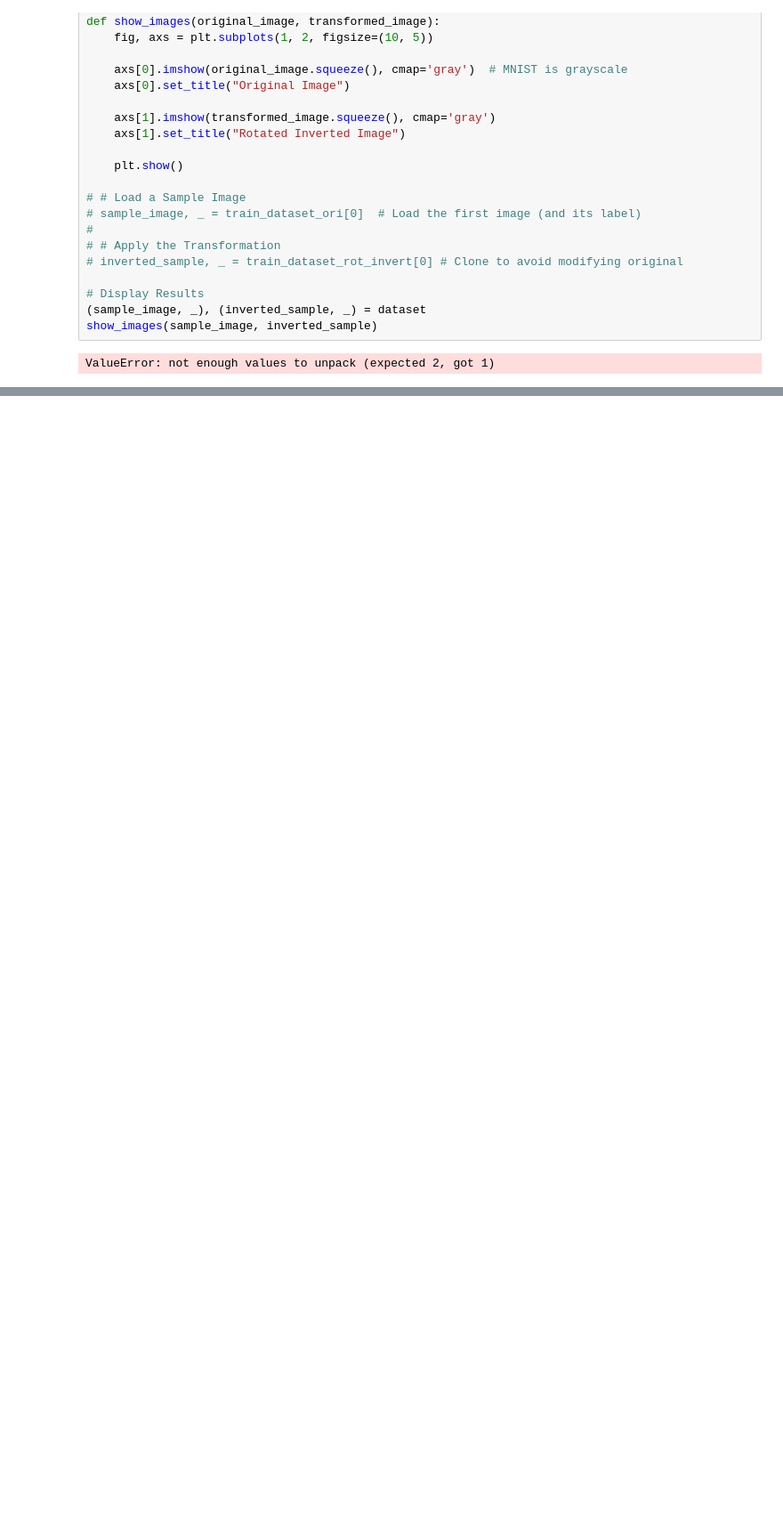
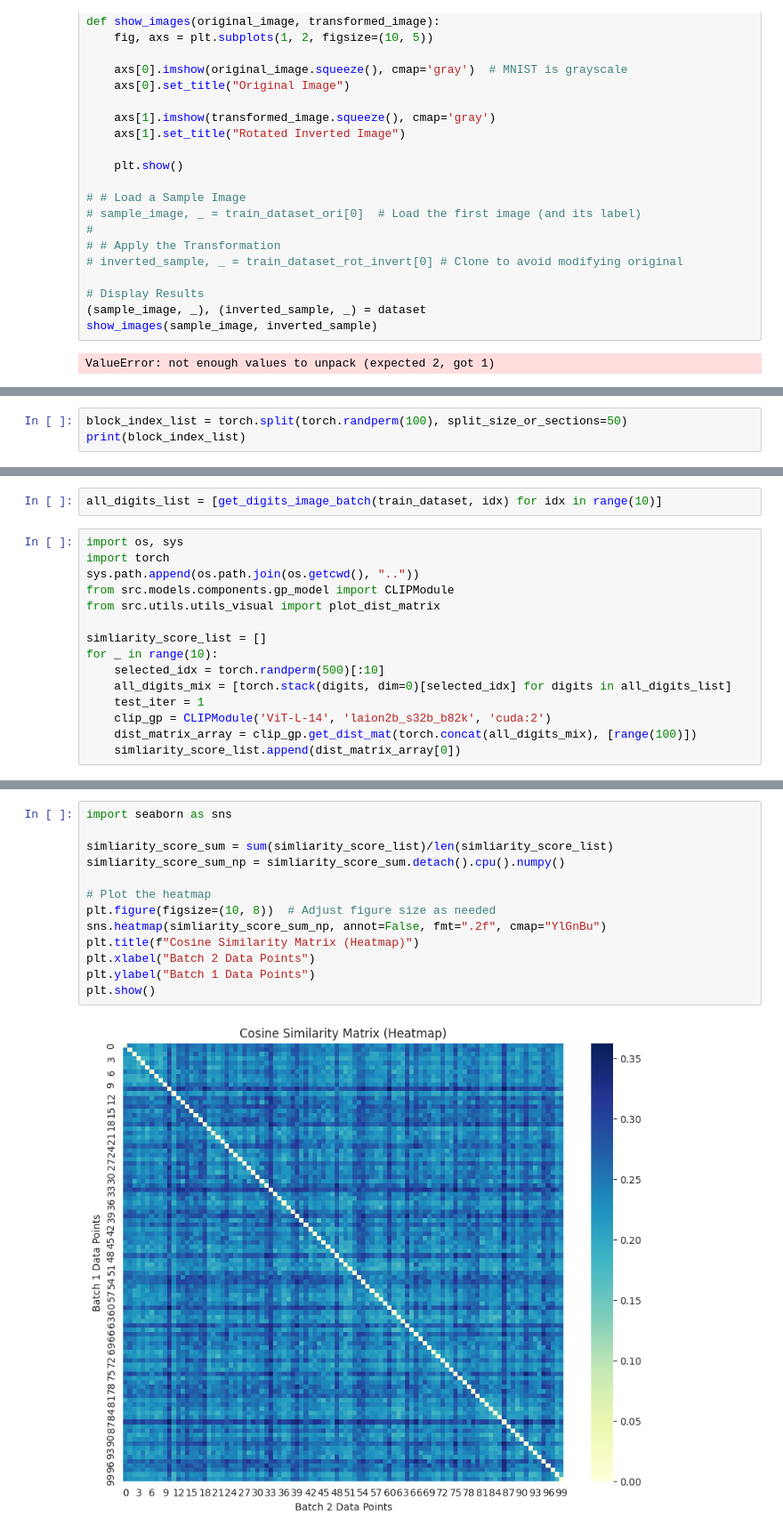
Before and after one commit to inouye-lab/vaub-gp-pl-hydra, a Jupyter notebook: notebooks/playground.ipynb, the cells around one changed output, grey strips where cells are left out. Shown at 89% size. Saved outputs shown, nothing was run; the diff lists cells and outputs as text; blank space fills up the shorter version.

```diff
--- a/notebooks/playground.ipynb
+++ b/notebooks/playground.ipynb
@@ -68,0 +290,3 @@ print(os.getcwd())
+# %%
+block_index_list = torch.split(torch.randperm(100), split_size_or_sections=50)
+print(block_index_list)
@@ -68,0 +760,17 @@ print(os.getcwd())
+# %%
+all_digits_list = [get_digits_image_batch(train_dataset, idx) for idx in range(10)]
+# %%
+import os, sys
+import torch
+sys.path.append(os.path.join(os.getcwd(), ".."))
+from src.models.components.gp_model import CLIPModule
+from src.utils.utils_visual import plot_dist_matrix
+
+simliarity_score_list = []
+for _ in range(10):
+    selected_idx = torch.randperm(500)[:10]
+    all_digits_mix = [torch.stack(digits, dim=0)[selected_idx] for digits in all_digits_list]
+    test_iter = 1
+    clip_gp = CLIPModule('ViT-L-14', 'laion2b_s32b_b82k', 'cuda:2')
+    dist_matrix_array = clip_gp.get_dist_mat(torch.concat(all_digits_mix), [range(100)])
+    simliarity_score_list.append(dist_matrix_array[0])
@@ -68,0 +780,15 @@ print(os.getcwd())
+# %%
+import seaborn as sns
+
+simliarity_score_sum = sum(simliarity_score_list)/len(simliarity_score_list)
+simliarity_score_sum_np = simliarity_score_sum.detach().cpu().numpy()
+
+# Plot the heatmap
+plt.figure(figsize=(10, 8))  # Adjust figure size as needed
+sns.heatmap(simliarity_score_sum_np, annot=False, fmt=".2f", cmap="YlGnBu")
+plt.title(f"Cosine Similarity Matrix (Heatmap)")
+plt.xlabel("Batch 2 Data Points")
+plt.ylabel("Batch 1 Data Points")
+plt.show()
+# %% [output]
+[figure, added]
```
Also changed, not shown: parts of 22 cells of this notebook, 17 other files.
